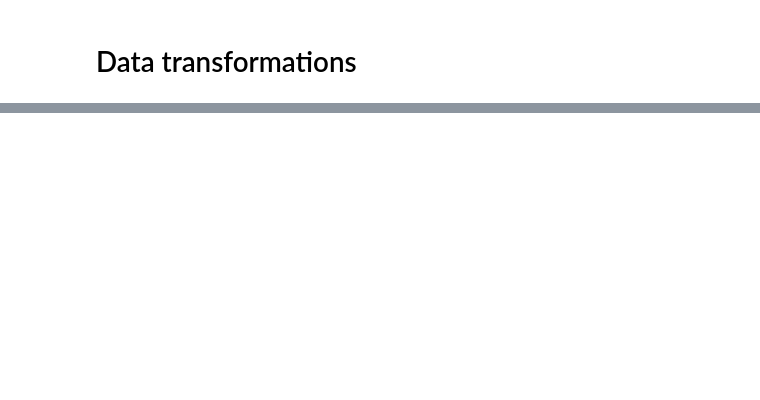
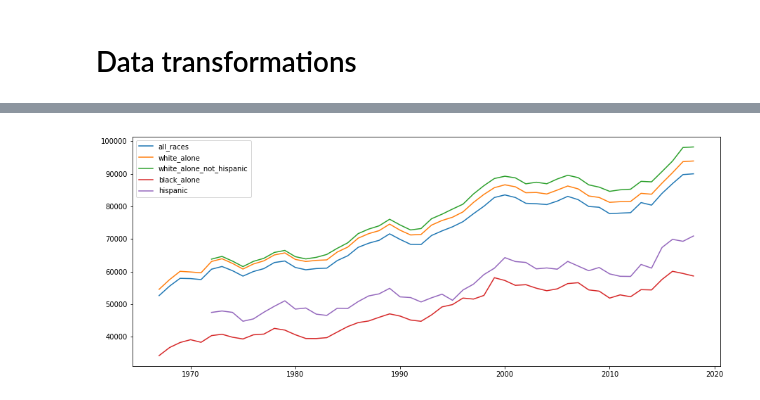
Before and after one commit to SpecCRA/futurist_black_agenda, a Jupyter notebook: eda.ipynb, the cells around one changed output, grey strips where cells are left out. Cells and saved outputs as stored; diff of their text form; code cells hidden in the pictures; blank space fills up the shorter version.

```diff
--- a/eda.ipynb
+++ b/eda.ipynb
@@ -54,0 +144,18 @@ wealth_df
+# %%
+# Income over time
+# only include white alone, not hispanic, black, and hispanic
+
+filtered_races = ['all_races', 'white_alone', 'white_alone_not_hispanic', \
+                    'black_alone', 'hispanic']
+
+plt.figure(figsize=(15,6))
+
+for race in filtered_races:
+    x_years = income_df.year[income_df.race == race]
+    mean_incomes = income_df.mean_income[income_df.race == race]
+    plt.plot(x_years, mean_incomes, label=race)
+
+plt.legend()
+plt.show()
+# %% [output]
+[figure, added]
```
Also changed, not shown: parts of 8 cells of this notebook, 5 other files.
